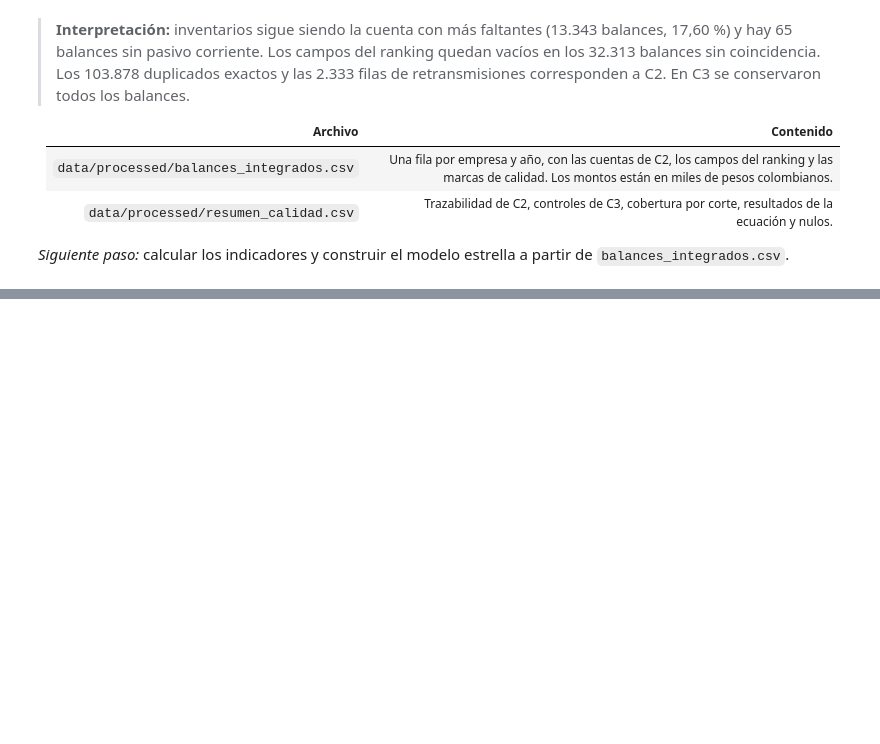
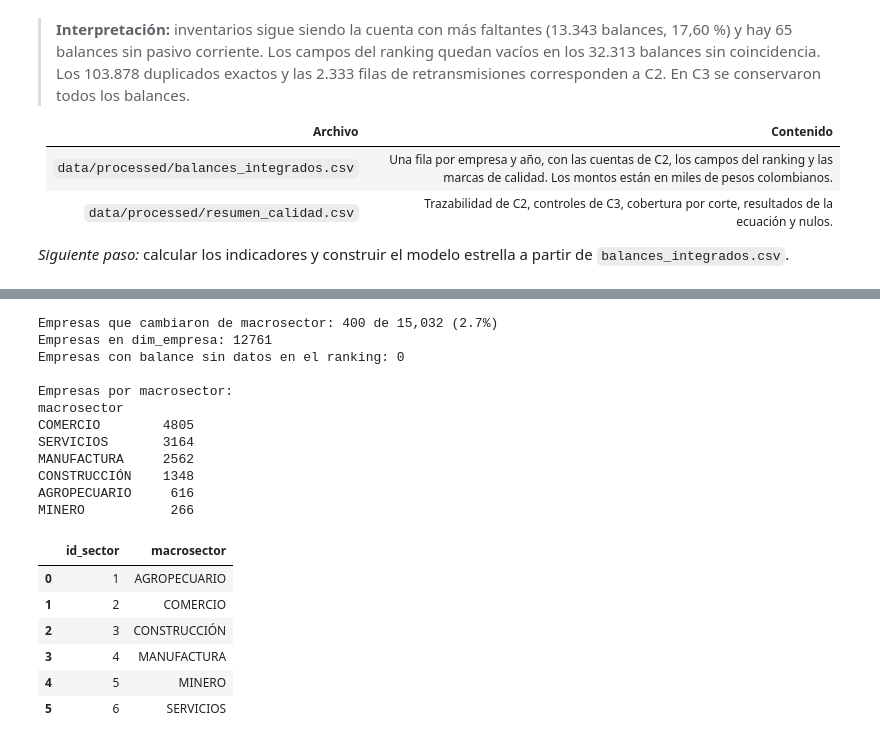
Before and after one commit to JulianHZ711/Final-AnalisisDatos, a Jupyter notebook: notebooks/proyecto_integrador.ipynb, the cells around one changed output, grey strips where cells are left out. Cells and saved outputs as stored; diff of their text form; code cells hidden in the pictures; blank space fills up the shorter version.

```diff
--- a/notebooks/proyecto_integrador.ipynb
+++ b/notebooks/proyecto_integrador.ipynb
@@ -1107,0 +1317,49 @@ Archivos guardados en data/processed/: balances_integrados.csv, resumen_calidad.
+# %%
+# igual que en la sección 1.1: el NIT y el año llegan con ".00" al final
+ranking["nit"] = ranking["nit"].str.strip().str.replace(r"\.0+$", "", regex=True)
+ranking["anio"] = ranking["a_o_de_corte"].str[:4].astype(int)
+
+cambios = ranking.groupby("nit")["macrosector"].nunique()
+print(f"Empresas que cambiaron de macrosector: {(cambios > 1).sum()} de {len(cambios):,} "
+      f"({(cambios > 1).mean():.1%})")
+
+# nos quedamos con el año más reciente de cada empresa que tiene balances
+ultimo = ranking.sort_values("anio").drop_duplicates("nit", keep="last")
+ultimo = ultimo[ultimo["nit"].isin(indicadores["nit"])]
+
+dim_sector = pd.DataFrame({"macrosector": sorted(ultimo["macrosector"].unique())})
+dim_sector.insert(0, "id_sector", range(1, len(dim_sector) + 1))
+
+dim_empresa = ultimo.rename(columns={
+    "raz_n_social": "razon_social",
+    "regi_n": "region",
+    "departamento_domicilio": "departamento",
+    "ciudad_domicilio": "ciudad",
+})[["nit", "razon_social", "supervisor", "region", "departamento", "ciudad"]]
+
+print("Empresas en dim_empresa:", len(dim_empresa))
+print("Empresas con balance sin datos en el ranking:",
+      (~indicadores["nit"].drop_duplicates().isin(dim_empresa["nit"])).sum())
+print("\nEmpresas por macrosector:")
+print(ultimo["macrosector"].value_counts().to_string())
+dim_sector
+# %% [output]
+Empresas que cambiaron de macrosector: 400 de 15,032 (2.7%)
+Empresas en dim_empresa: 12761
+Empresas con balance sin datos en el ranking: 0
+
+Empresas por macrosector:
+macrosector
+COMERCIO        4805
+SERVICIOS       3164
+MANUFACTURA     2562
+CONSTRUCCIÓN    1348
+AGROPECUARIO     616
+MINERO           266
+|  | id_sector | macrosector |
+| 0 | 1 | AGROPECUARIO |
+| 1 | 2 | COMERCIO |
+| 2 | 3 | CONSTRUCCIÓN |
+| 3 | 4 | MANUFACTURA |
+| 4 | 5 | MINERO |
+| 5 | 6 | SERVICIOS |
```
Also changed, not shown: parts of 15 cells of this notebook, 5 other files.
